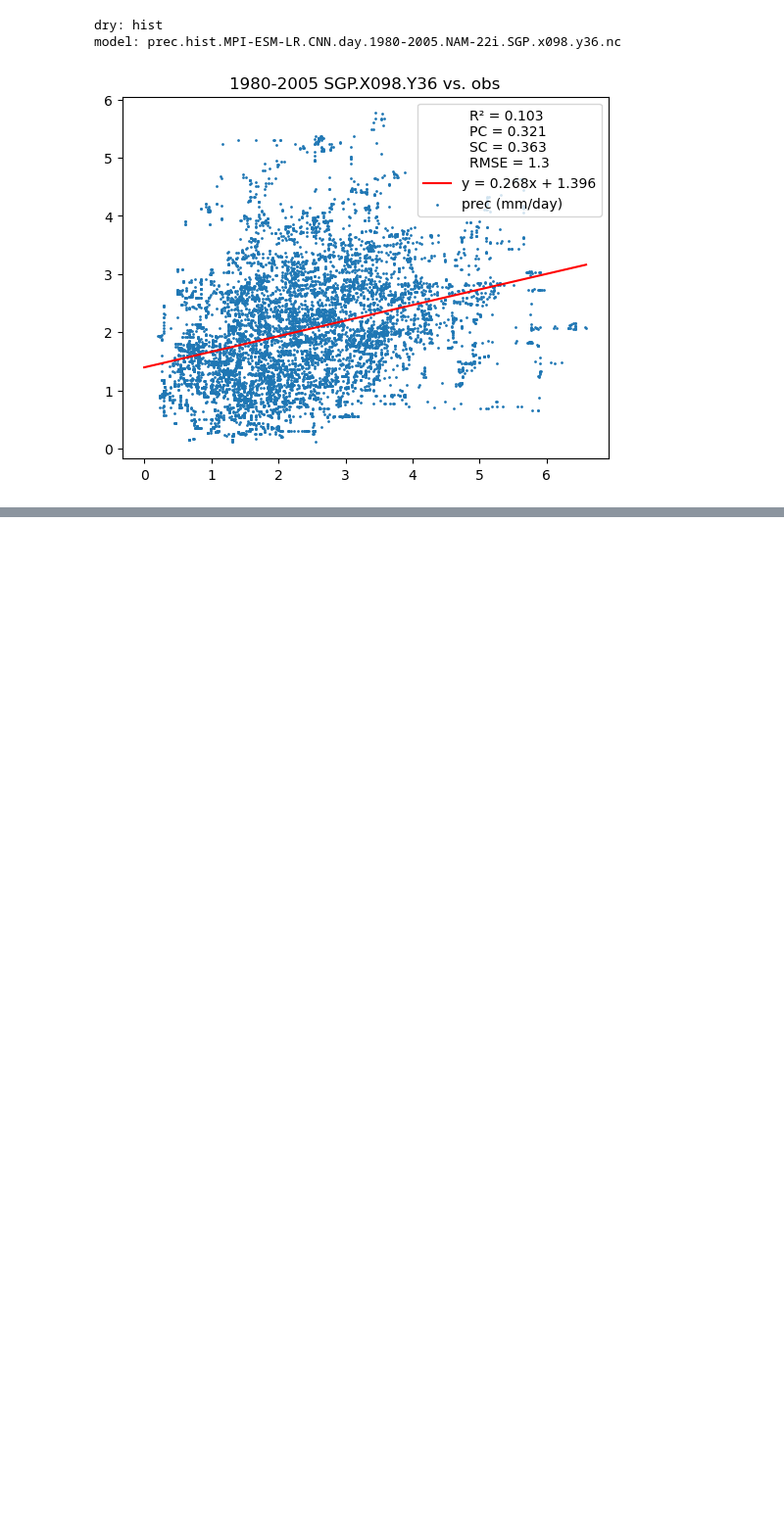
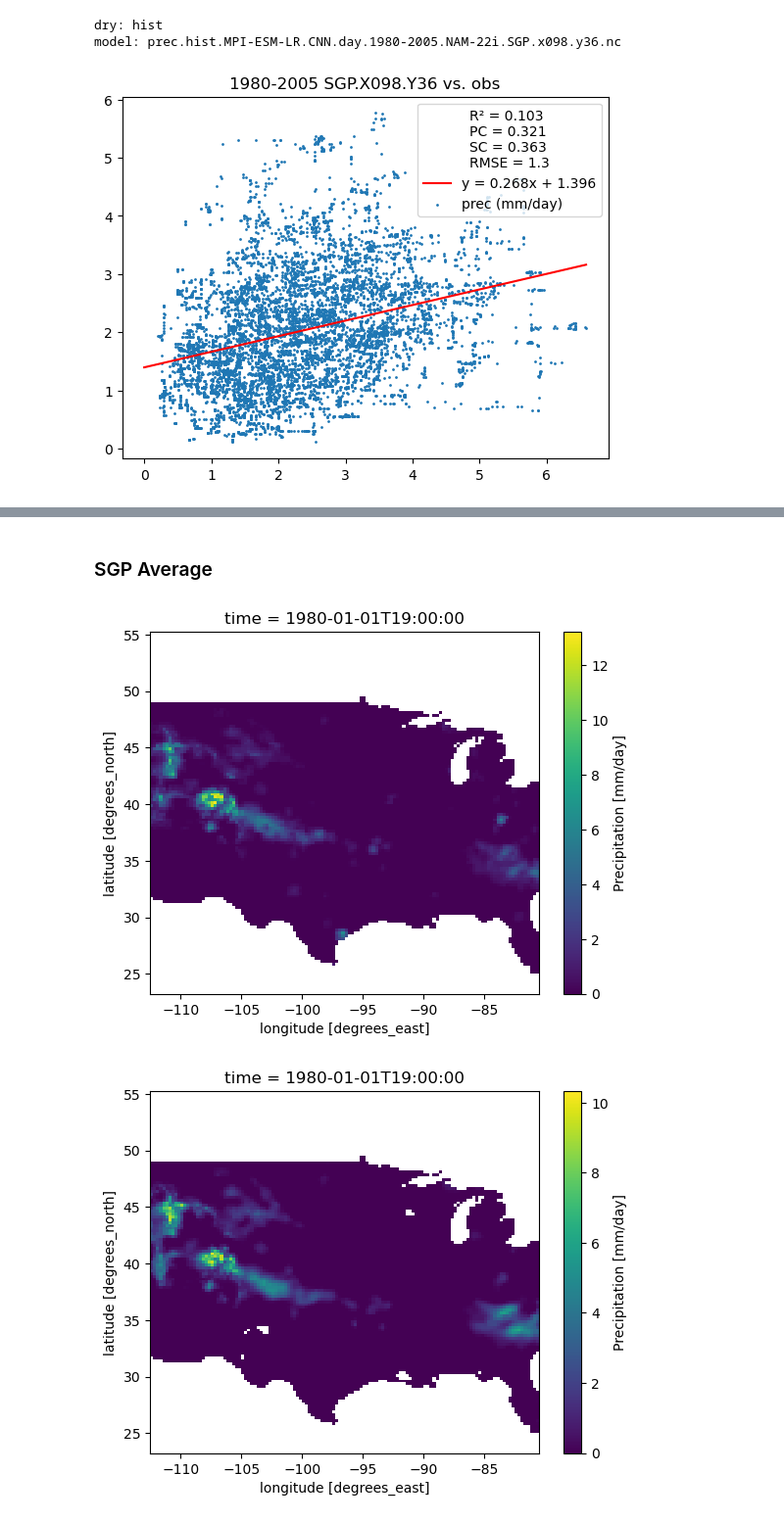
Before and after one commit to NCAR/ml-sm-dk-hf, a Jupyter notebook: notebooks/r_squared_plots.ipynb, the cells around one changed output, grey strips where cells are left out. Shown at 98% size. Saved outputs shown, nothing was run; the diff lists cells and outputs as text; code cells hidden in the pictures; blank space fills up the shorter version.

```diff
--- a/notebooks/r_squared_plots.ipynb
+++ b/notebooks/r_squared_plots.ipynb
@@ -267,0 +294,34 @@ plot2(xsum/20,ysum/20, 90)
+# %% [markdown]
+### SGP Average
+# %%
+##################
+## LOAD GRIDMET ##
+##################
+# 1980-1989
+istart = 365
+#ndays = 3653  # 1980-1989
+ndays = 13515 # 1980-2016
+
+dv1 = xr.open_dataset('/glade/work/dkorytin/srgan_data/prec128_gridmetA_1979-2016.nc')['prec'][istart:istart+ndays]
+# dv2 = xr.open_dataset('/glade/work/dkorytin/srgan_data/tmax128_gridmetA_1979-2016.nc')['tmax'][istart:istart+ndays]
+# dv3 = xr.open_dataset('/glade/work/dkorytin/srgan_data/tmin128_gridmetA_1979-2016.nc')['tmin'][istart:istart+ndays]
+# dv4 = xr.open_dataset('/glade/work/dkorytin/srgan_data/uas128_gridmetA_1979-2016.nc')['uas'][istart:istart+ndays]
+# dv5 = xr.open_dataset('/glade/work/dkorytin/srgan_data/vas128_gridmetA_1979-2016.nc')['vas'][istart:istart+ndays]
+# dv6 = xr.open_dataset('/glade/work/dkorytin/srgan_data/huss128_gridmetA_1979-2016.nc')['huss'][istart:istart+ndays]
+# dv7 = xr.open_dataset('/glade/work/dkorytin/srgan_data/rsds128_gridmetA_1979-2016.nc')['rsds'][istart:istart+ndays]
+# dv8 = xr.open_dataset('/glade/work/dkorytin/srgan_data/miss128_gridmetB_1979-2016.nc')['miss'][istart:istart+ndays]
+# %%
+# CNN
+# 1980-1989
+istart = 0
+#ndays = 3653  # 1980-1989
+ndays = 13515 # 1980-2016
+ddv1 = xr.open_dataset('/glade/scratch/dkorytin/runs/2021-06-01_uatm-eraionmpi-ssim-700e_1980-2016/prec_uatm_1980-2016.nc')['prec'][istart:istart+ndays]
+# %%
+dv1[0].plot()
+plt.show()
+ddv1[0].plot()
+plt.show()
+# %% [output]
+[figure, added]
+[figure, added]
```
Also changed, not shown: parts of 15 cells of this notebook.
